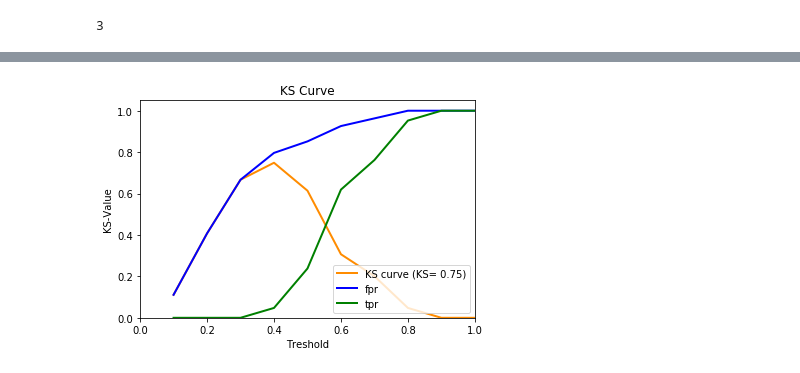
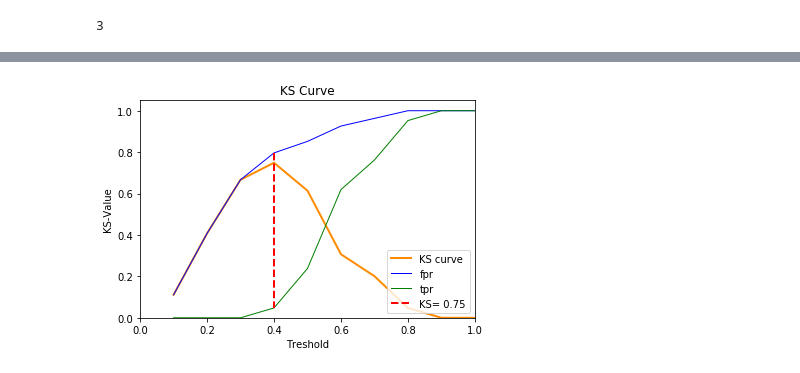
Before and after one commit to ntuaha/Esun_Tutor, a Jupyter notebook: dp/模型驗證標準化作業.ipynb, the cells around one changed output, grey strips where cells are left out. Saved outputs shown, nothing was run; the diff lists cells and outputs as text; code cells hidden in the pictures.

```diff
--- a/dp/模型驗證標準化作業.ipynb
+++ b/dp/模型驗證標準化作業.ipynb
@@ -68,2 +72,2 @@ model = classifier.fit(X_train, Y_train)
 # %%
-Y_score = model.decision_function(X_test)
+Y_score = model.predict_proba(X_test)
@@ -166,6 +128,6 @@ from sklearn.metrics import log_loss, recall_score, precision_score, accuracy_sc
 from sklearn.metrics import roc_curve, precision_recall_curve, roc_auc_score
 # %%
 i = 0
-y_test,y_test_p,y_test_v = Y_test[:, i], Y_score_2[:, i], Y_predict[:,i]
+y_test,y_test_p,y_test_v = Y_test[:, i], Y_score[:, i], Y_predict[:,i]
 # %%
 print('auc: %f'%roc_auc_score(y_test, y_test_p))
@@ -264,0 +150,4 @@ Categories (10, interval[float64]): [(-0.1, 0.1] < (0.1, 0.2] < (0.2, 0.3] < (0.
+# %%
+# a= np.random.rand(100)
+bins = np.linspace(.0, 1.0, num=11,endpoint=True)
+print("bins: %s"%bins)
@@ -308,5 +171,0 @@ ks = np.max(abs(df5.iloc[:,0] - df5.iloc[:,1]))
-# %%
-data = {"Y":y_test,"Y_hat":y_test_p}
-df = pd.DataFrame(data)
-df['group'] = pd.cut(df["Y_hat"], bins= bins, right=False)
-df.head()
@@ -359,16 +185,17 @@ Name: Y_hat, Length: 75, dtype: float64
 # %%
 plt.figure()
+#線寬
 lw = 2
-plt.plot(bins[1:],abs(df5.iloc[:,0] - df5.iloc[:,1]), color='darkorange',lw=lw, label='KS curve (KS= %0.2f)' % ks)
-plt.plot(bins[1:], df5.iloc[:,0].reset_index(drop=True), color='blue',lw=lw, label='fpr')
-plt.plot(bins[1:], df5.iloc[:,1].reset_index(drop=True), color='green',lw=lw, label='tpr')
-#plt.plot([0, 1], [0, 1], color='navy', lw=lw, linestyle='--')
+plt.plot(bins[1:],abs(df5.iloc[:,0] - df5.iloc[:,1]), color='darkorange',lw=lw, label='KS curve')
+plt.plot(bins[1:], df5.iloc[:,0].reset_index(drop=True), color='blue',lw=1, label='fpr')
+plt.plot(bins[1:], df5.iloc[:,1].reset_index(drop=True), color='green',lw=1, label='tpr')
+plt.plot([bins[ind+1],bins[ind+1]], [df5.iloc[ind,0],df5.iloc[ind,1]], color='red', lw=lw, linestyle='--',label='KS= %0.2f'%ks)
 plt.xlim([0.0, 1.0])
 plt.ylim([0.0, 1.05])
 plt.xlabel('Treshold')
 plt.ylabel('KS-Value')
 plt.title('KS Curve')
 plt.legend(loc="lower right")
 plt.show()
 # %% [output]
-[figure, old version]
+[figure, new version]
```
Also changed, not shown: parts of 39 cells of this notebook.
